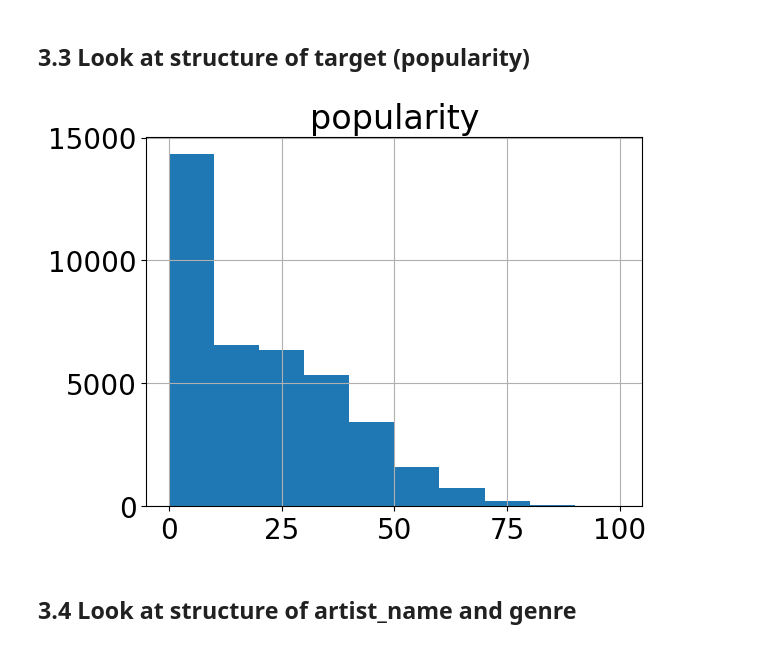
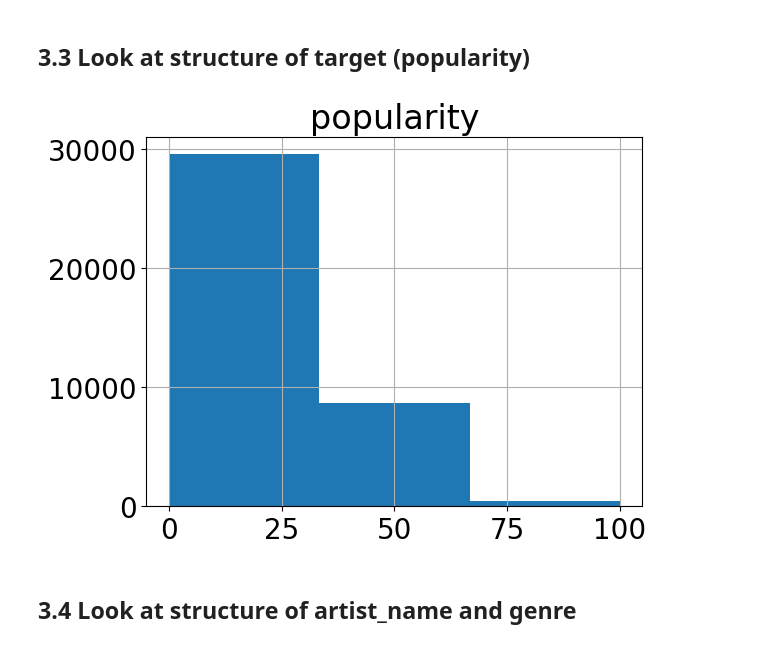
Before and after one commit to MrP29/EECS3401_Project, a Jupyter notebook: 3401_project.ipynb, the cells around one changed output. Drawn from its saved outputs; the diff is of its cells as text; code cells hidden in the pictures.

```diff
--- a/3401_project.ipynb
+++ b/3401_project.ipynb
@@ -186,10 +186,10 @@ pop_vs_acousticness = sns.lineplot(x="popularity", y="acousticness", data=songs,
 # %% [markdown]
 ## 3.3 Look at structure of target (popularity)
 # %%
-songs.hist(column="popularity", bins=10)
+songs.hist(column="popularity", bins=3)
 plt.show()
 # %% [output]
-[figure, old version]
+[figure, new version]
 # %% [markdown]
 ## 3.4 Look at structure of artist_name and genre
 # %%
```
Also changed, not shown: parts of 2 cells of this notebook.
